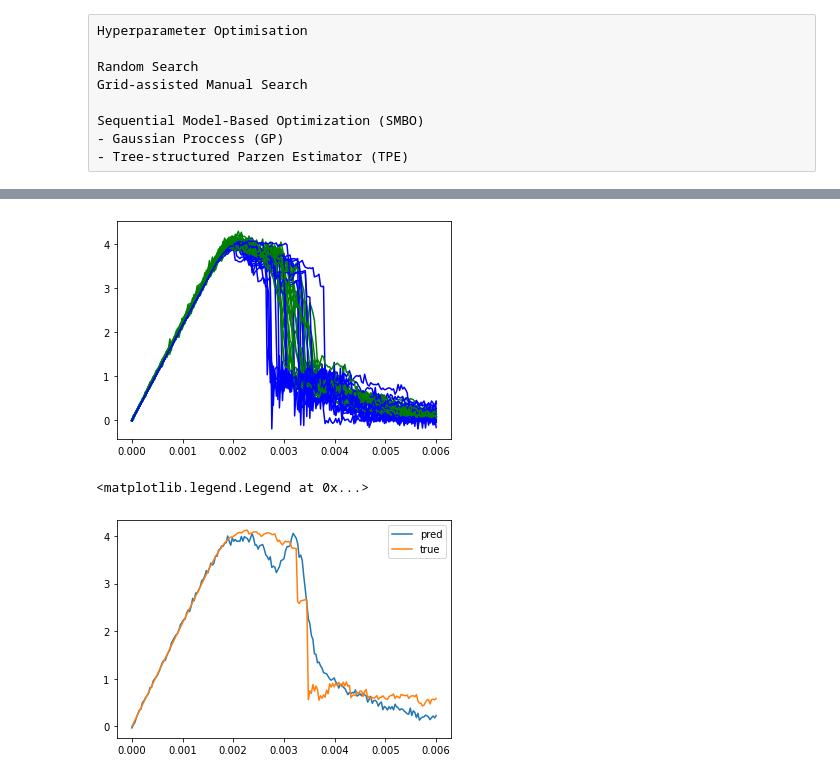
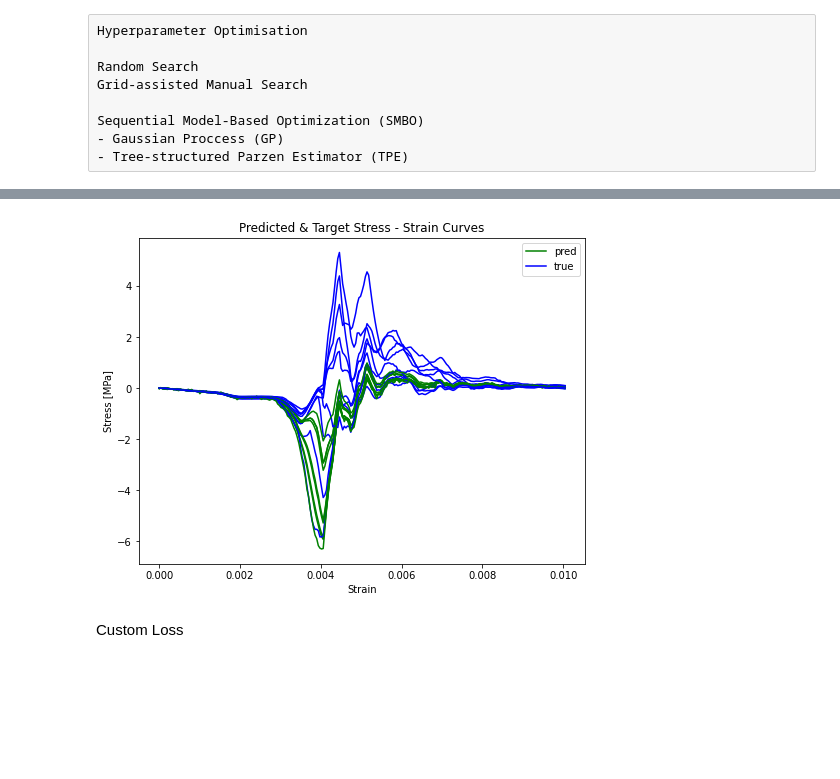
Before and after one commit to niccoforte/NF-PhD-gitRepo, a Jupyter notebook: PINN/NN-HParam.ipynb, the cells around one changed output, grey strips where cells are left out. Cells and saved outputs as stored; diff of their text form; code cells hidden in the pictures; blank space fills up the shorter version.

```diff
--- a/PINN/NN-HParam.ipynb
+++ b/PINN/NN-HParam.ipynb
@@ -173,13 +133,13 @@ def predict_model(model, test_in, test_out):#, test_df):
 # %%
-trainEv, testEv, ev_df = evaluate(model=model,
-                                  fitHistory_df=fitHistory_df,
-                                  train_in=train_in,
-                                  train_out=train_out,
-                                  test_in=test_in,
-                                  test_out=test_out,
-                                  BATCH=16)
+# trainEv, testEv, ev_df = evaluate(model=model,
+#                                   fitHistory_df=fitHistory_df,
+#                                   train_in=train_in,
+#                                   train_out=train_out,
+#                                   test_in=test_in,
+#                                   test_out=test_out,
+#                                   BATCH=16)
 
-pred = predict_model(model=model, #, Pmetrics_df, output_df
-                                             test_in=test_in,
-                                             test_out=test_out)
+pred, Pmets = predict_model(model=model,
+                            test_in=test_in,
+                            test_out=test_out)
 # %% [output]
@@ -189,13 +180,28 @@ pred = predict_model(model=model, #, Pmetrics_df, output_df
 # %%
-for p, t in zip(pred[:20], test_out[:20]):
-    plt.plot(strain, p, color='g')
-    plt.plot(strain, t, color='b')
+def plot_pred(pred, test_out, xOUT, q=10, idx=None):
+    fig3, ax1 = plt.subplots()
+    fig3.set_figheight(6)
+    fig3.set_figwidth(8)
+
+    ax1.set_title("Predicted & Target Stress - Strain Curves")
+    ax1.set_ylabel('Stress [MPa]')
+    ax1.set_xlabel('Strain')
+
+    if idx is not None:
+        ax1.plot(xOUT, pred[idx][0], color='g', label='pred')
+        ax1.plot(xOUT, test_out[idx][0], color='b', label='true')
+
+    else:
+        idxs = list(set([random.randint(0, len(pred)) for i in range(q)]))
+        for p, t in zip(pred[idxs], test_out[idxs]):
+            ax1.plot(xOUT, p[0], color='g')
+            ax1.plot(xOUT, t[0], color='b')
+
+    ax1.legend(['pred', 'true'])
+    plt.show()
+
+plot_pred(pred, test_out, xOUT, q=10, idx=None)
 # %% [output]
-[figure, old version]
+[figure, new version]
-# %%
-plt.plot(strain, pred[232], label='pred')
-plt.plot(strain, test_out[232], label='true')
-plt.legend()
-# %% [output]
-<matplotlib.legend.Legend at 0x...>
-[figure, removed]
+# %% [markdown]
+Custom Loss
```
Also changed, not shown: parts of 11 cells of this notebook.
